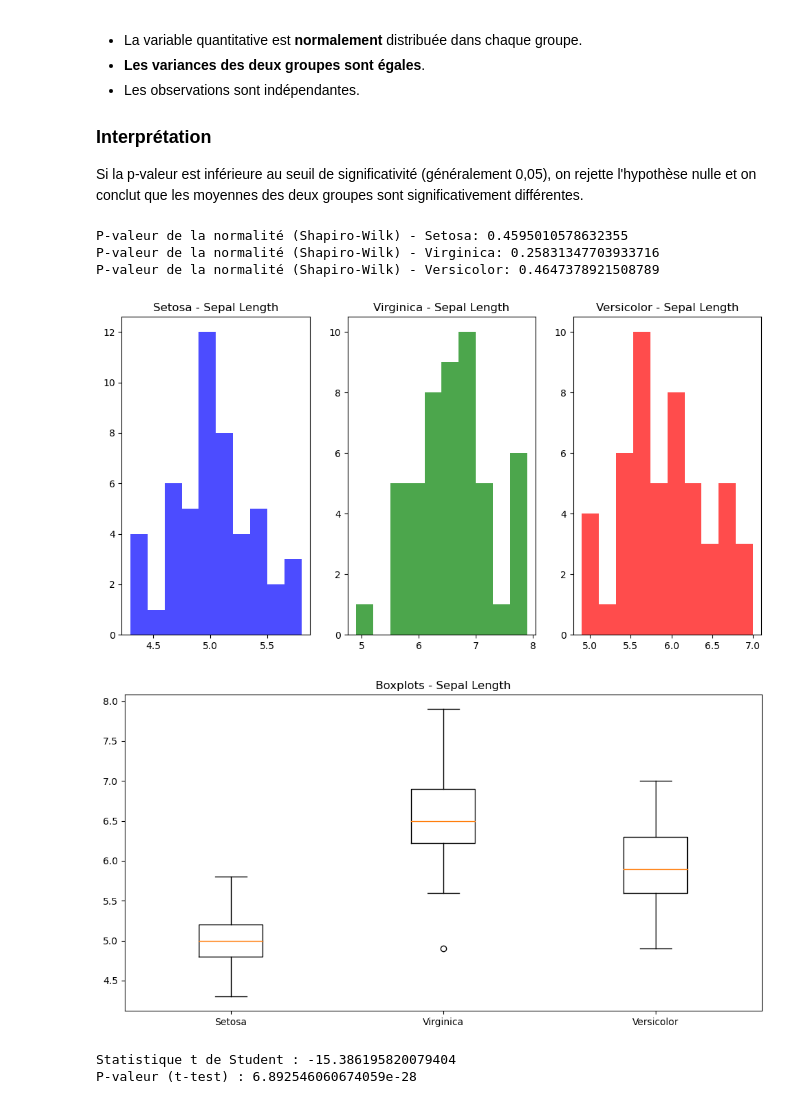
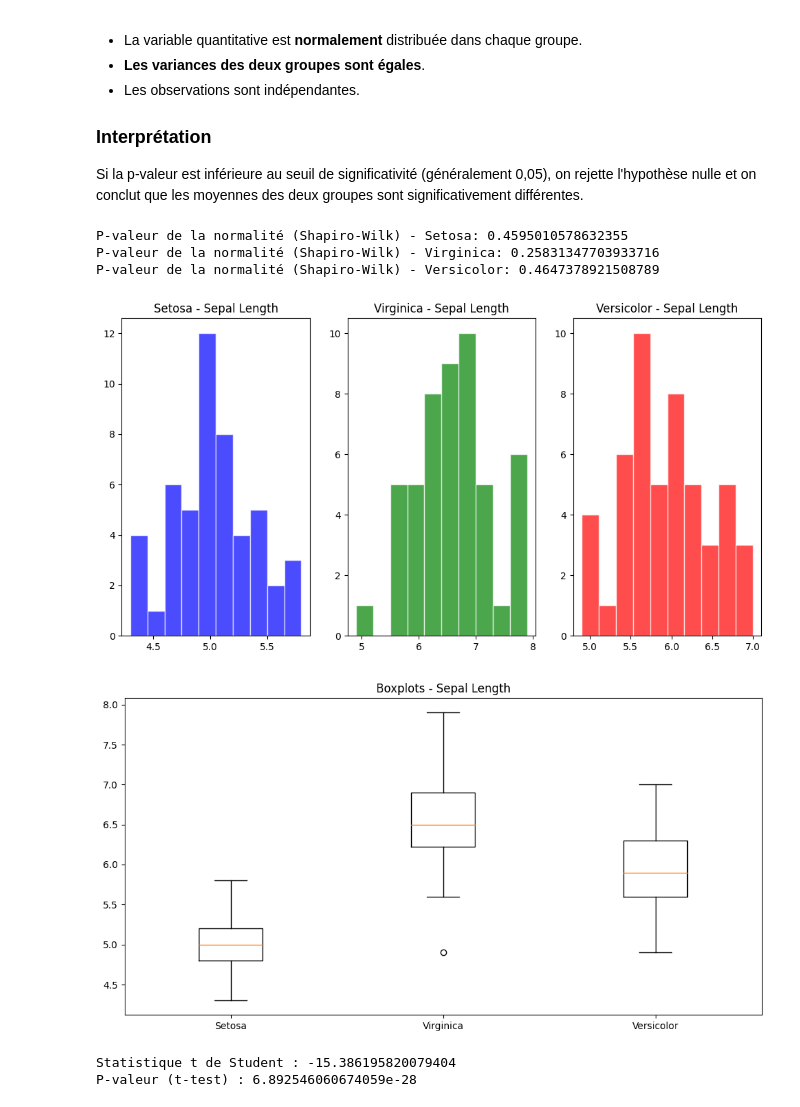
Before and after one commit to wilfrid03/FORMATIONS, a Jupyter notebook: analyses_bivariees.ipynb, the cells around one changed output. Saved outputs shown, nothing was run; the diff lists cells and outputs as text; code cells hidden in the pictures.

```diff
--- a/analyses_bivariees.ipynb
+++ b/analyses_bivariees.ipynb
@@ -330,38 +343,38 @@ virginica = iris[iris['species'] == 'virginica']['sepal_length']
 versicolor = iris[iris['species'] == 'versicolor']['sepal_length']
 
 # Vérifier la normalité à l'aide du test de Shapiro-Wilk
 _, setosa_p_value = shapiro(setosa)
 _, virginica_p_value = shapiro(virginica)
 _, versicolor_p_value = shapiro(versicolor)
 
 print("P-valeur de la normalité (Shapiro-Wilk) - Setosa:", setosa_p_value)
 print("P-valeur de la normalité (Shapiro-Wilk) - Virginica:", virginica_p_value)
 print("P-valeur de la normalité (Shapiro-Wilk) - Versicolor:", versicolor_p_value)
 
 # Histogrammes pour vérifier visuellement la normalité
 plt.figure(figsize=(12, 6))
 plt.subplot(131)
-plt.hist(setosa, bins=10, color='blue', alpha=0.7)
+plt.hist(setosa, bins=10, color='blue', edgecolor="white", alpha=0.7)
 plt.title("Setosa - Sepal Length")
 plt.subplot(132)
-plt.hist(virginica, bins=10, color='green', alpha=0.7)
+plt.hist(virginica, bins=10, color='green', edgecolor="white", alpha=0.7)
 plt.title("Virginica - Sepal Length")
 plt.subplot(133)
-plt.hist(versicolor, bins=10, color='red', alpha=0.7)
+plt.hist(versicolor, bins=10, color='red', edgecolor="white", alpha=0.7)
 plt.title("Versicolor - Sepal Length")
 plt.show()
 
 # Boîtes à moustaches pour vérifier visuellement la normalité
 plt.figure(figsize=(12, 6))
 plt.boxplot([setosa, virginica, versicolor], labels=['Setosa', 'Virginica', 'Versicolor'])
 plt.title("Boxplots - Sepal Length")
 plt.show()
 # %% [output]
 P-valeur de la normalité (Shapiro-Wilk) - Setosa: 0.4595010578632355
 P-valeur de la normalité (Shapiro-Wilk) - Virginica: 0.25831347703933716
 P-valeur de la normalité (Shapiro-Wilk) - Versicolor: 0.4647378921508789
-[figure, old version]
+[figure, new version]
-[figure, old version]
+[figure, new version]
 # %%
 
 # Test de Student (t-test)
```
Also changed, not shown: parts of 9 cells of this notebook.
